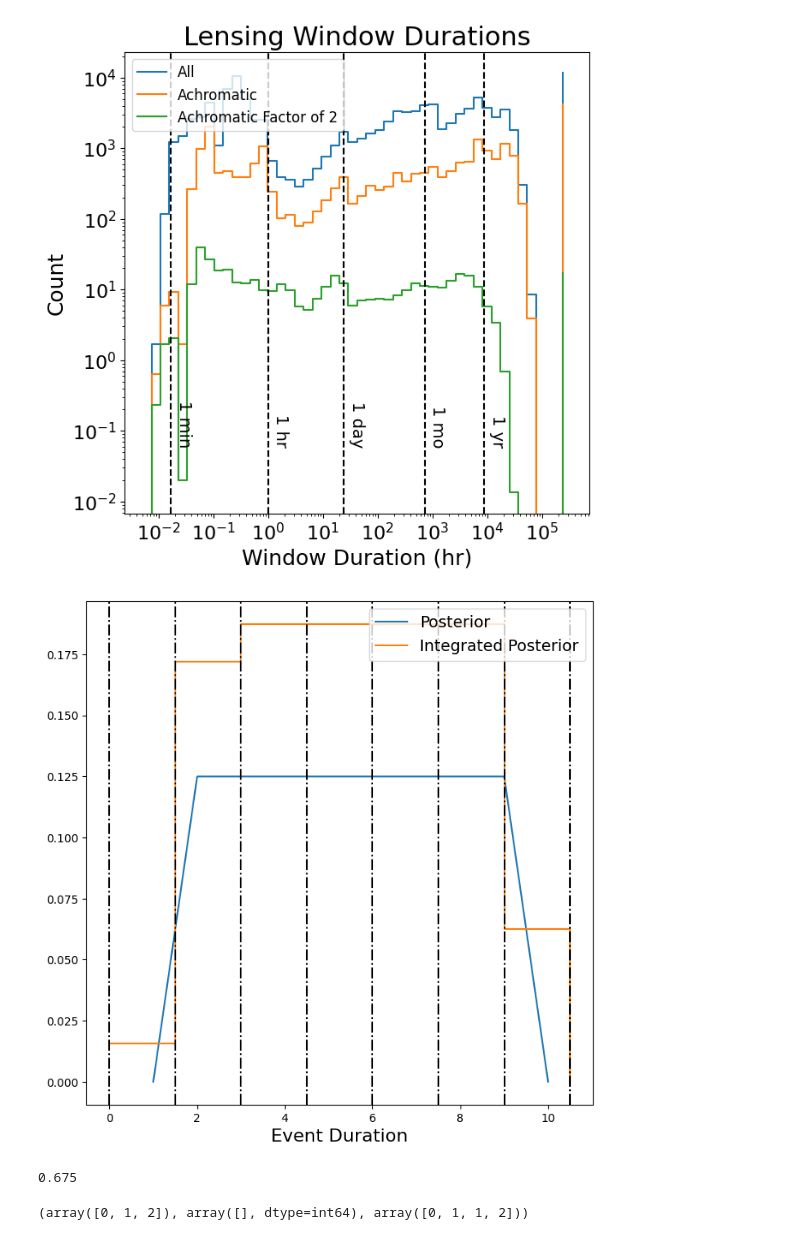
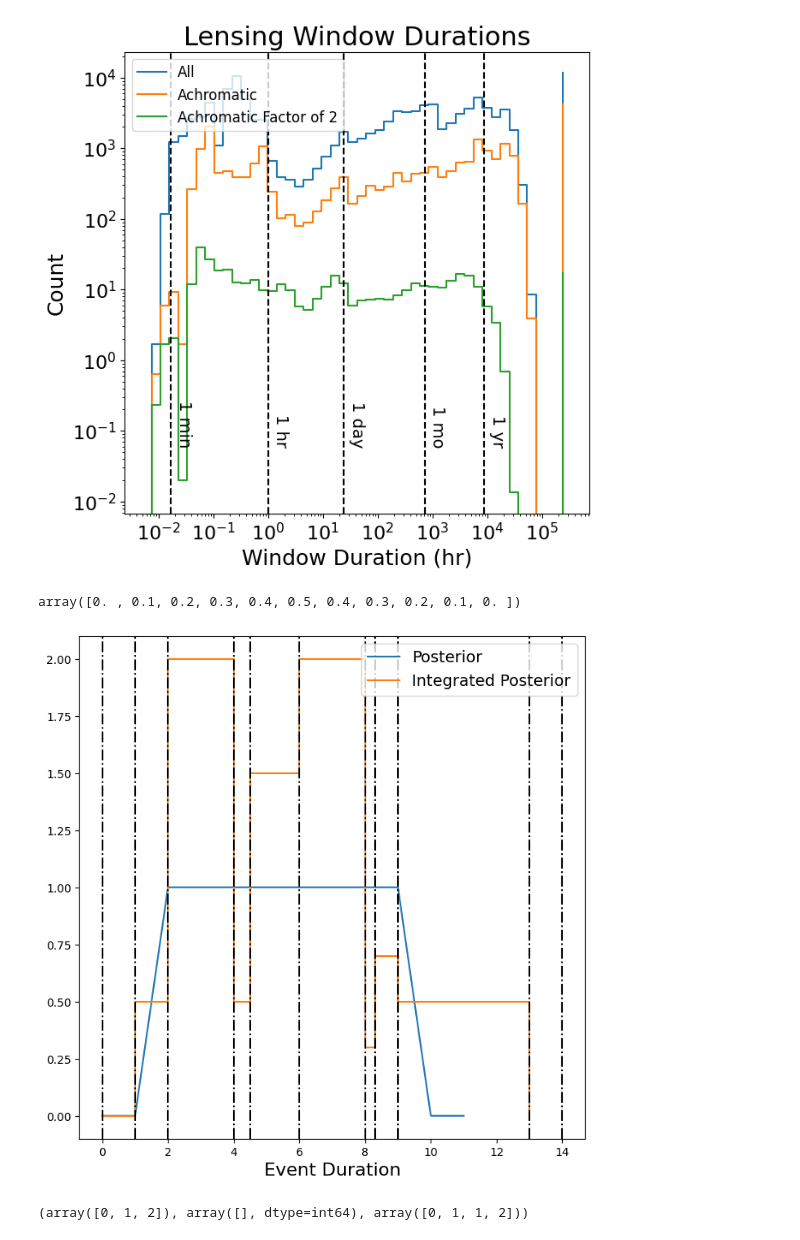
Before and after one commit to adriansh95/StringMicrolensing, a Jupyter notebook: analyze_nsc_lensing_candidates.ipynb, the cells around one changed output. Drawn from its saved outputs; the diff is of its cells as text; code cells hidden in the pictures.

Commit message:
rewrote t_of_tau and event_duration_posterior functions

```diff
--- a/analyze_nsc_lensing_candidates.ipynb
+++ b/analyze_nsc_lensing_candidates.ipynb
@@ -408,6 +253,6 @@ plt.show(fig)
 # %%
 n_events_per_source_all = results_df_all.groupby(level=0).t_start_max.agg("count")
-n_events_per_source_achromatic = results_df_achromatic.groupby(level=0).t_start_max.agg("count")
-n_events_per_source_achromatic_factor = results_df_achromatic_factor.groupby(level=0).t_start_max.agg("count")
+n_events_per_source_achrom = results_df_achrom.groupby(level=0).t_start_max.agg("count")
+n_events_per_source_achrom2 = results_df_achrom2.groupby(level=0).t_start_max.agg("count")
 # %%
 n_events_freq_all = n_events_per_source_all.value_counts()
@@ -455,14 +300,13 @@ plt.show(fig)
 # %%
 taus = np.geomspace(1e-4, 1e4, num=50)
 hist_counts = np.zeros((3, taus.shape[0]))
-dfs = [results_df_all, results_df_achromatic, results_df_achromatic_factor]
+dfs = [results_df_all, results_df_achrom, results_df_achrom2]
 
 for j in range(len(dfs)):
     df = dfs[j]
     t_matrix = df[["t_start_max", "t_start_min", "t_end_min", "t_end_max"]].values
 
-
     for i in range(t_matrix.shape[0]):
         ts = t_matrix[i]
-        post = event_duration_posterior(ts, taus)
+        post = event_duration_posterior(taus, ts)
         hist_counts[j] += post
@@ -501,29 +347,50 @@ fig.savefig(f"{fig_dir}lensing_window_durations.png")
 plt.close(fig)
 # %% [output]
 [figure]
+# %%
+x = np.linspace(0, 1, num=11)
+np.heaviside(0.5 - x, 0) * x + np.heaviside(x - 0.5, 1) * (1 - x)
+# %% [output]
+array([0. , 0.1, 0.2, 0.3, 0.4, 0.5, 0.4, 0.3, 0.2, 0.1, 0. ])
+# %%
+def event_duration_posterior(taus, ts):
+    t0, t1, t2, t3 = ts
+    t_max = np.min([t1 - t0, t3 - t2])
+    tau_min = t2 - t1
+    tau_max = t3 - t0
+    tau_vertices = np.array([tau_min, tau_min + t_max, tau_max - t_max, tau_max])
+    x = np.concatenate((taus, tau_vertices))
+    mask = np.concatenate((np.full(taus.shape, True), np.full(tau_vertices.shape, False)))
+    indices = np.argsort(x)
+    x = x[indices]
+    mask = mask[indices]
+    vertex_idxs = np.nonzero(~mask)[0]
+    y = t_of_tau(x, ts)
+    y_av = (y[1:] + y[:-1]) / 2
+    dx = np.diff(x)
+    integral = y_av * dx
+    integral[np.clip(vertex_idxs - 1, a_min=0, a_max=None)] += integral[vertex_idxs]
+    result = integral[mask[:-1]]
+    return result
 # %%
 fig, ax = plt.subplots(figsize=(8, 8))
-bins = np.arange(0, 12, 1.5)
+bins = np.arange(0, 15, 1.5)
 ts = (0, 1, 2, 10)
 t0, t1, t2, t3 = ts
-x = np.linspace(t2 - t1, t3 - t0, num=1001)
+x = np.linspace(0, 11, num=1001)
 lam = 1/20
-ax.plot(x, t_of_tau(x, ts)/(t_of_tau(x, ts).sum()*(x[1]-x[0])), label="Posterior")
-post = event_duration_posterior(ts, bins)
-ax.plot(bins, post, ds="steps-post", label="Integrated Posterior")
+ax.plot(x, t_of_tau(x, ts), label="Posterior")
+post = event_duration_posterior(bins, ts)
+ax.plot(bins[:-1], post, ds="steps-post", label="Integrated Posterior")
 
 for b in bins:
     ax.axvline(x=b, color='k', ls="-.")
 
 ax.legend(loc="upper right", fontsize=14)
 ax.set_xlabel("Event Duration", fontsize=16)
 plt.show(fig)
 # %% [output]
-[figure, old version]
+[figure, new version]
-# %%
-0.9 * (t_of_tau(2, ts) + t_of_tau(1.1, ts)) / 2 + 0.2 * (t_of_tau(2, ts) + t_of_tau(2.2, ts)) / 2
-# %% [output]
-0.675
 # %%
 bins = np.arange(0, 11, 1.1)
 # %%
```
Also changed, not shown: parts of 21 cells of this notebook.
